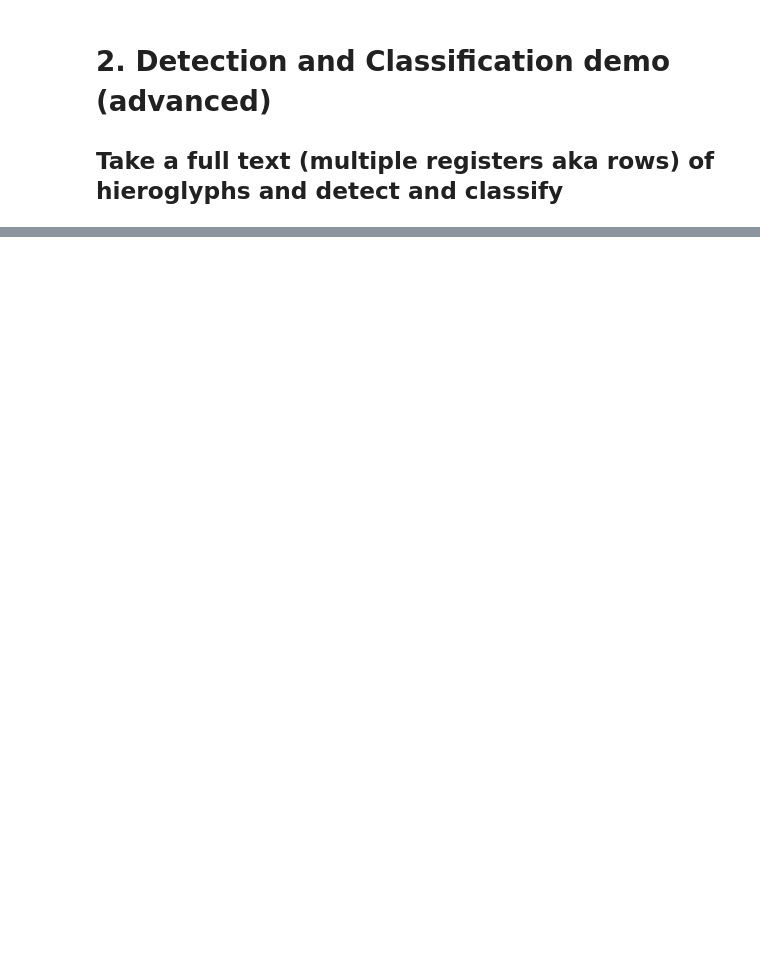
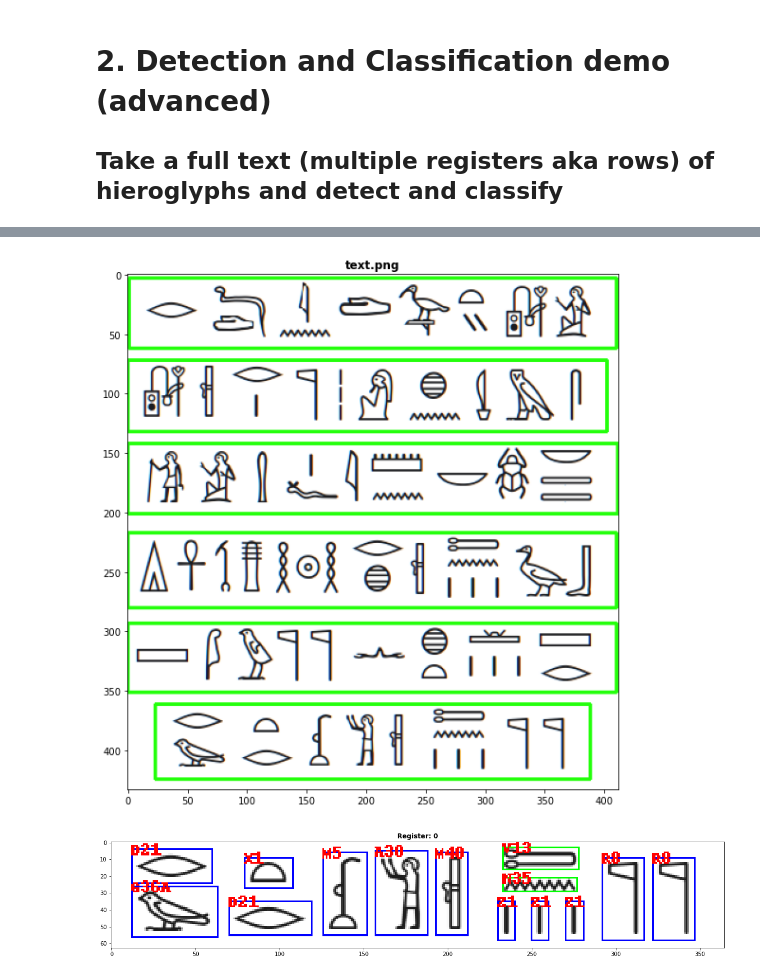
Before and after one commit to joaobi/ptah, a Jupyter notebook: demo/samples advanced.ipynb, the cells around one changed output, grey strips where cells are left out. Drawn from its saved outputs; the diff is of its cells as text; code cells hidden in the pictures; blank space fills up the shorter version.

Commit message:
Demo3  with a new approach to finding registers

```diff
--- a/demo/samples advanced.ipynb
+++ b/demo/samples advanced.ipynb
@@ -513,0 +523,80 @@ number_rows:  6
+# %%
+# New attempt at detecting registers ("rows of hieroglyphs")
+base_filename  = 'A tale of wonder.png'
+base_filename  = 'text.png'
+
+base_image_pil = Image.open(os.path.join(data_dir,test_dir,base_filename))
+
+base_image = cv2.imread(os.path.join(data_dir,test_dir,base_filename))
+
+
+# plt.figure(figsize=(10,10))
+# plt.title(base_filename,fontweight ="bold")
+# plt.imshow(Image.fromarray(base_image), cmap='binary',)
+# plt.show()
+
+gray = cv2.cvtColor(base_image, cv2.COLOR_BGR2GRAY)
+blur = cv2.GaussianBlur(gray, (7,7), 0)
+thresh = cv2.threshold(blur, 0, 255, cv2.THRESH_BINARY_INV + cv2.THRESH_OTSU)[1]
+
+# Create rectangular structuring element and dilate
+kernel = cv2.getStructuringElement(cv2.MORPH_RECT, (10,4))
+dilate = cv2.dilate(thresh, kernel, iterations=4)
+
+# Find contours and draw rectangle
+cnts = cv2.findContours(dilate, cv2.RETR_EXTERNAL, cv2.CHAIN_APPROX_SIMPLE)
+cnts = cnts[0] if len(cnts) == 2 else cnts[1]
+for c in cnts:
+    x,y,w,h = cv2.boundingRect(c)
+    cv2.rectangle(base_image, (x, y), (x + w, y + h), (36,255,12), 2)
+
+# plt.figure(figsize=(10,10))
+# plt.title('thresh',fontweight ="bold")
+# plt.imshow(Image.fromarray(thresh), cmap='binary',)
+# plt.show()
+
+# plt.figure(figsize=(5,5))
+# plt.title('dilate',fontweight ="bold")
+# plt.imshow(Image.fromarray(dilate), cmap='binary',)
+# plt.show()
+
+plt.figure(figsize=(10,10))
+plt.title(base_filename,fontweight ="bold")
+plt.imshow(Image.fromarray(base_image), cmap='binary',)
+plt.show()
+
+for idx,c in enumerate(cnts):
+    # print((idx,cv2.boundingRect(c)))
+    x,y,w,h = cv2.boundingRect(c)
+    img_cropped = base_image_pil.crop((x,y,x+w,y+h))
+
+    img_cropped.save(os.path.join(data_dir,test_dir,os.path.splitext(base_filename)[0]+'_crop_tmp.png'))
+
+    output = ocr_image_level_1(os.path.join(data_dir,test_dir,os.path.splitext(base_filename)[0]+'_crop_tmp.png'))
+
+    if show_bounding_boxes:
+        out_filename = os.path.splitext(base_filename)[0]+'_crop_tmp_out.png'
+    else:
+        out_filename = os.path.splitext(base_filename)[0]+'_crop_tmp.png'
+
+    out_image = Image.open(os.path.join(data_dir,test_dir,out_filename))
+
+    print_output(output,out_image)
+
+    plt.figure(figsize=(20,10))
+    plt.title('Register: '+str(idx),fontweight ="bold")
+    plt.imshow(out_image, cmap='binary')
+    plt.show()
+
+    # print(img_cropped)
+    # print(output)
+
+    # plt.figure(figsize=(20,10))
+    # plt.title('Register: '+str(idx),fontweight ="bold")
+    # plt.imshow(out_image, cmap='binary')
+    # plt.show()
+
+    # break
+# %% [output]
+[figure, added]
+[figure, added]
```
Also changed, not shown: parts of 4 cells of this notebook.
